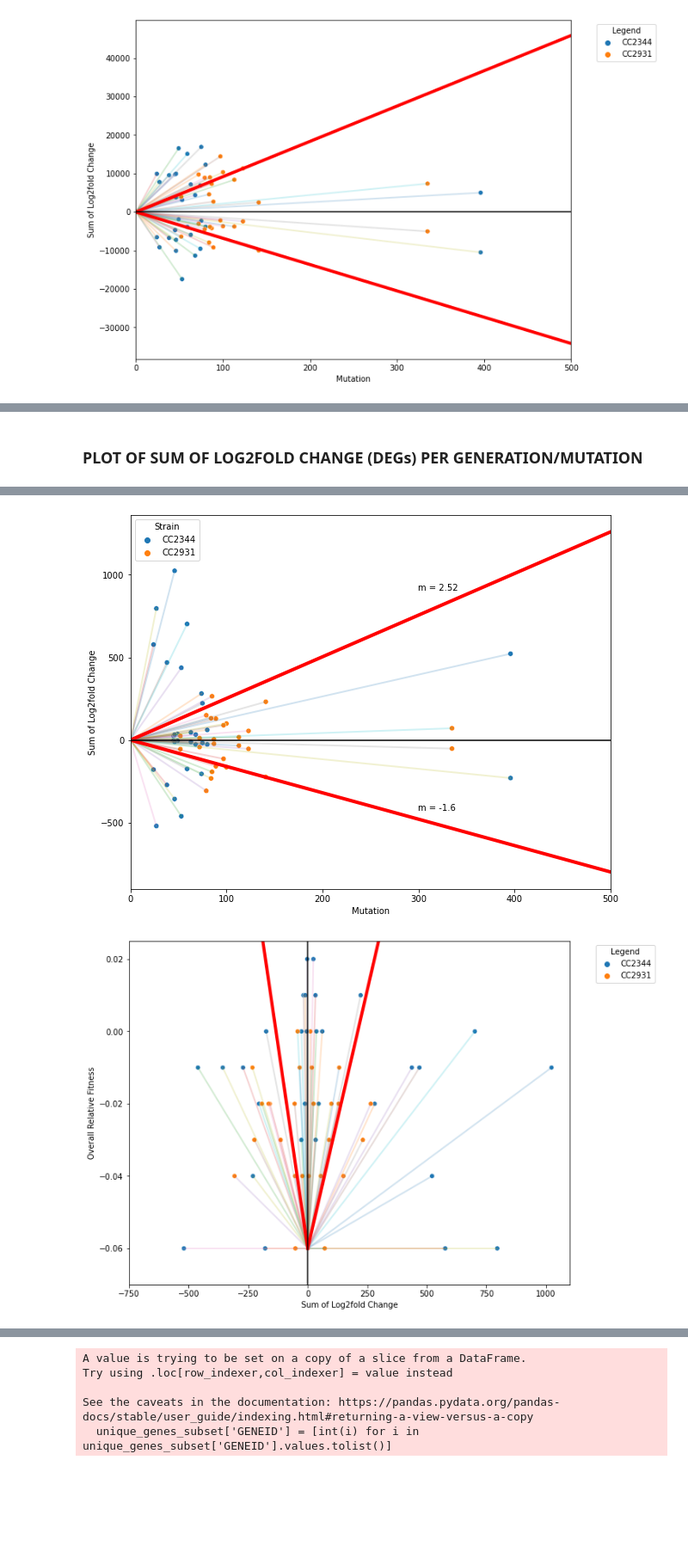
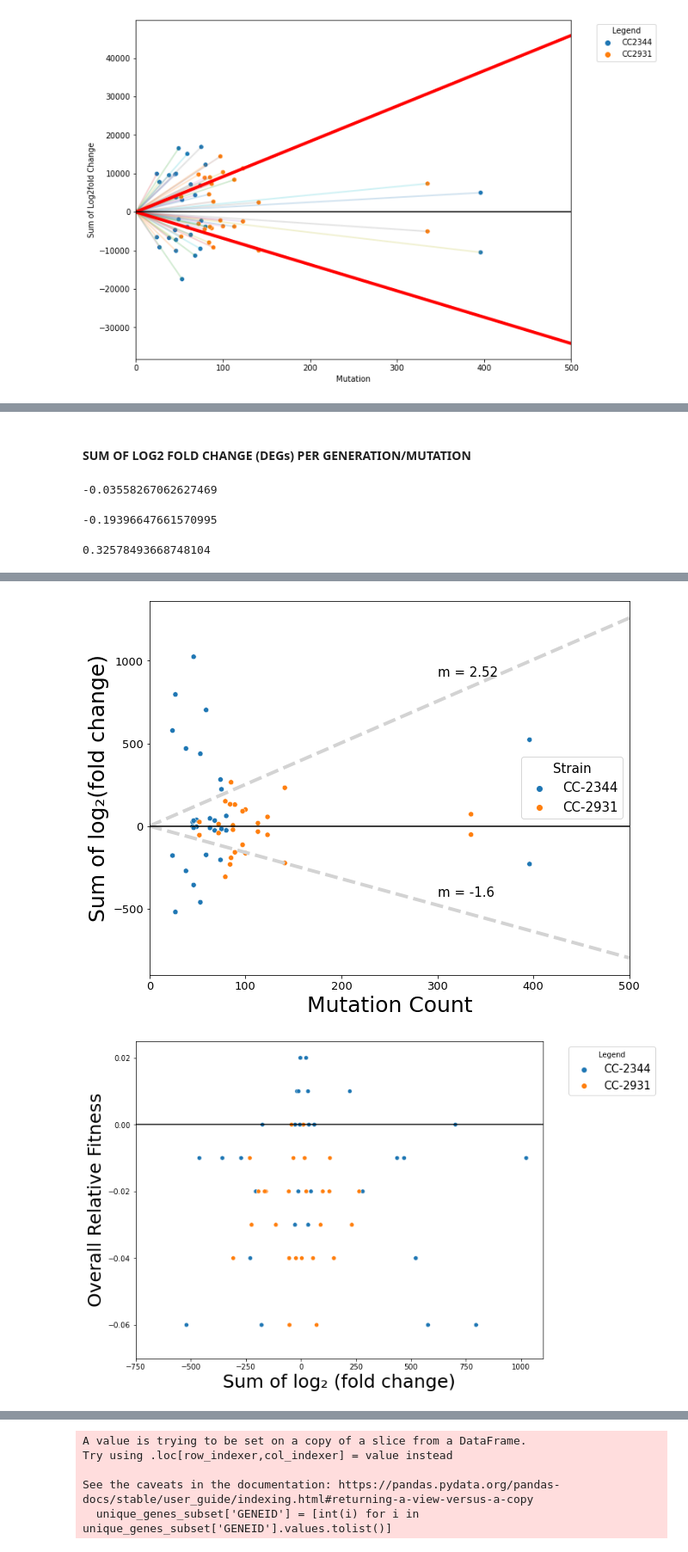
Before and after one commit to enibalogun/analysis, a Jupyter notebook: Mutational_Variance.ipynb, the cells around one changed output, grey strips where cells are left out. Shown at 86% size. Drawn from its saved outputs; the diff is of its cells as text; code cells hidden in the pictures; blank space fills up the shorter version.

```diff
--- a/Mutational_Variance.ipynb
+++ b/Mutational_Variance.ipynb
@@ -654,5 +989,5 @@ plt.savefig('/research/projects/chlamydomonas/MAexpression/analysis/log2fold/L2F
 # %% [markdown]
-### PLOT OF SUM OF LOG2FOLD CHANGE (DEGs) PER GENERATION/MUTATION
+#### SUM OF LOG2 FOLD CHANGE (DEGs) PER GENERATION/MUTATION
 # %%
 #### LISTS ####
 CC2344 = ["CC2344-L1", "CC2344-L2", "CC2344-L3", "CC2344-L4", "CC2344-L5", "CC2344-L6", "CC2344-L7", "CC2344-L8", "CC2344-L9", "CC2344-L10", "CC2344-L11", "CC2344-L12", "CC2344-L13", "CC2344-L14", "CC2344-L15"]
@@ -695,6 +1030,7 @@ for i in CC2344 + CC2931:
         DEG_sum.at[i, 'generation'] = dic_gen[i]
         DEG_sum.at[i, 'mutation'] = dic_mut[i]
         DEG_sum.at[i, 'fitness'] = fitness.at[i, 'Average_relative']
+        DEG_sum.at[i, 'sample'] = 'CC-2344'
     if 'CC2931' in i:
         positive_sum = DEGs.loc[DEGs['sample'] == i].loc[DEGs['L2F'] > 0]['L2F'].sum()
         negative_sum = DEGs.loc[DEGs['sample'] == i].loc[DEGs['L2F'] < 0]['L2F'].sum()
@@ -703,16 +1039,19 @@ for i in CC2344 + CC2931:
         DEG_sum.at[i, 'generation'] = dic_gen[i]
         DEG_sum.at[i, 'mutation'] = dic_mut[i]
         DEG_sum.at[i, 'fitness'] = fitness.at[i, 'Average_relative']
+        DEG_sum.at[i, 'sample'] = 'CC-2931'
 
 mean_summary = DEG_sum.mean(axis = 0)
 DEG_sum = DEG_sum.reset_index()
 
-for i in DEG_sum.index.values:
-    if 'CC2344' in DEG_sum.at[i, 'index']:
-        DEG_sum.at[i, 'sample'] = 'CC2344'
-    if 'CC2931' in DEG_sum.at[i, 'index']:
-        DEG_sum.at[i, 'sample'] = 'CC2931'
+#### CORRELATION BETWEEN DEGS EXPRESSION FOLD SUM AND FITNESS ####
+DEG_sum['total_sum'] = DEG_sum['positive_sum'] + DEG_sum['negative_sum']
+display(scipy.stats.pearsonr(DEG_sum['total_sum'], DEG_sum['fitness'])[0])
+display(scipy.stats.pearsonr(DEG_sum['positive_sum'], DEG_sum['fitness'])[0])
+display(scipy.stats.pearsonr(DEG_sum['negative_sum'], DEG_sum['fitness'])[0])
 
+#### FIGURES ####
+#################
 plt.figure(figsize = (10, 8))
 sns.scatterplot(data = DEG_sum, x = 'generation', y = 'positive_sum', hue = 'sample', legend = False)
 plt.ylabel('Sum of Log2fold Change')
@@ -721,56 +1060,54 @@ for i in DEG_sum.index.values:
 slope = mean_summary['positive_sum']/mean_summary['generation']
 plt.plot([0, 1200], [0, slope*1200], color = 'red', linewidth = 4)
 sns.scatterplot(data = DEG_sum, x = 'generation', y = 'negative_sum', hue = 'sample')
 plt.xlabel('Generation')
 plt.legend(bbox_to_anchor=(1.05, 1.0), loc='upper left', title = 'Legend')
 for i in DEG_sum.index.values:
     plt.plot([0, DEG_sum.at[i, 'generation']], [0, DEG_sum.at[i, 'negative_sum']], linewidth=2, alpha = 0.2)
 slope = mean_summary['negative_sum']/mean_summary['generation']
 plt.plot([0, 1200], [0, slope*1200], color = 'red', linewidth = 4)
 plt.xlim(0, 1200)
 plt.axhline(0, color = 'black')
 plt.savefig('/research/projects/chlamydomonas/MAexpression/analysis/log2fold/DEG_sum_per_generation.pdf', format = 'pdf', dpi = 150, bbox_inches = 'tight')
 
 plt.figure(figsize = (10,8))
 sns.scatterplot(data = DEG_sum, x = 'mutation', y = 'positive_sum', hue = 'sample', legend = False)
-plt.ylabel('Sum of Log2fold Change')
-for i in DEG_sum.index.values:
-    plt.plot([0, DEG_sum.at[i, 'mutation']], [0, DEG_sum.at[i, 'positive_sum']], linewidth=2, alpha = 0.2)
+plt.ylabel('Sum of log\u2082(fold change)', fontsize = 25)
+# for i in DEG_sum.index.values:
+#     plt.plot([0, DEG_sum.at[i, 'mutation']], [0, DEG_sum.at[i, 'positive_sum']], linewidth=2, alpha = 0.2)
 slope = mean_summary['positive_sum']/mean_summary['mutation']
-plt.text(300, slope*300 + 150, 'm = ' + str(slope.round(2)))
-plt.plot([0, 500], [0, slope*500], color = 'red', linewidth = 4)
-sns.scatterplot(data = DEG_sum, x = 'mutation', y = 'negative_sum', hue = 'sample')
-plt.xlabel('Mutation')
-for i in DEG_sum.index.values:
-    plt.plot([0, DEG_sum.at[i, 'mutation']], [0, DEG_sum.at[i, 'negative_sum']], linewidth=2, alpha = 0.2)
+plt.text(300, slope*300 + 150, 'm = ' + str(slope.round(2)), fontsize = 15)
+plt.plot([0, 500], [0, slope*500], color = 'lightgrey', linewidth = 4, linestyle = 'dashed')
+a = sns.scatterplot(data = DEG_sum, x = 'mutation', y = 'negative_sum', hue = 'sample')
+plt.xlabel('Mutation Count', fontsize = 25)
+# for i in DEG_sum.index.values:
+#     plt.plot([0, DEG_sum.at[i, 'mutation']], [0, DEG_sum.at[i, 'negative_sum']], linewidth=2, alpha = 0.2)
 slope = mean_summary['negative_sum']/mean_summary['mutation']
-plt.text(300, slope*300 + 50, 'm = ' + str(slope.round(2)))
-plt.plot([0, 500], [0, slope*500], color = 'red', linewidth = 4)
+plt.text(300, slope*300 + 50, 'm = ' + str(slope.round(2)), fontsize = 15)
+plt.plot([0, 500], [0, slope*500], color = 'lightgrey', linewidth = 4, linestyle = 'dashed')
 plt.xlim(0, 500)
 plt.axhline(0, color = 'black')
-plt.legend(title = 'Strain')
+plt.xticks(fontsize = 13)
+plt.yticks(fontsize = 13)
+plt.legend(title = 'Strain', fontsize = 15)
+plt.setp(a.get_legend().get_title(), fontsize='15')
 plt.savefig('/research/projects/chlamydomonas/MAexpression/analysis/log2fold/DEG_sum_per_mutation.pdf', format = 'pdf', dpi = 150, bbox_inches = 'tight')
 
 #### GRAPHING THE OVERALL FITNESS OF EACH MA LINE ####
 plt.figure(figsize = (10,8))
 sns.scatterplot(data = DEG_sum, x = 'positive_sum', y = 'fitness', hue = 'sample', legend = False)
-plt.xlabel('Sum of Log2fold Change')
-for i in DEG_sum.index.values:
-    plt.plot([0, DEG_sum.at[i, 'positive_sum']], [-0.06, DEG_sum.at[i, 'fitness']], linewidth=2, alpha = 0.2)
-slope = mean_summary['fitness']/mean_summary['positive_sum']
-plt.plot([300, 0], [(-1)*slope*(300), -0.06], color = 'red', linewidth = 4)
+plt.xlabel('Sum of log\u2082 (fold change)', fontsize = 25)
 sns.scatterplot(data = DEG_sum, x = 'negative_sum', y = 'fitness', hue = 'sample')
-plt.ylabel('Overall Relative Fitness')
-for i in DEG_sum.index.values:
-    plt.plot([0, DEG_sum.at[i, 'negative_sum']], [-0.06, DEG_sum.at[i, 'fitness']], linewidth=2, alpha = 0.2)
-slope = mean_summary['fitness']/mean_summary['negative_sum']
-plt.plot([-190, 0], [(-1)*slope*(-190), -0.06], color = 'red', linewidth = 4)
-plt.legend(bbox_to_anchor=(1.05, 1.0), loc='upper left', title = 'Legend')
-plt.axvline(0, color = 'black')
+plt.ylabel('Overall Relative Fitness', fontsize = 25)
+plt.legend(bbox_to_anchor=(1.05, 1.0), loc='upper left', title = 'Legend', fontsize = 15)
+plt.axhline(0, color = 'black')
 plt.ylim(-0.07, 0.025)
 plt.xlim(-750, 1100)
 plt.savefig('/research/projects/chlamydomonas/MAexpression/analysis/log2fold/DEG_sum_per_fitness.pdf', format = 'pdf', dpi = 150, bbox_inches = 'tight')
 # %% [output]
+-0.03558267062627469
+-0.19396647661570995
+0.32578493668748104
 [figure]
-[figure, old version]
+[figure, new version]
-[figure, old version]
+[figure, new version]
```
Also changed, not shown: parts of 85 cells of this notebook, 3 other files.
